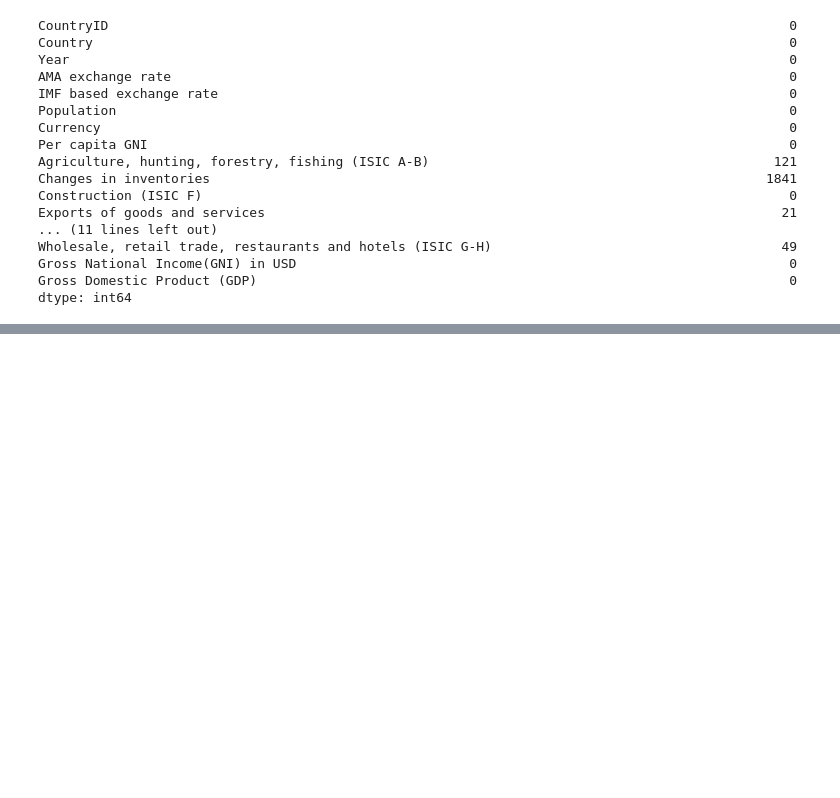
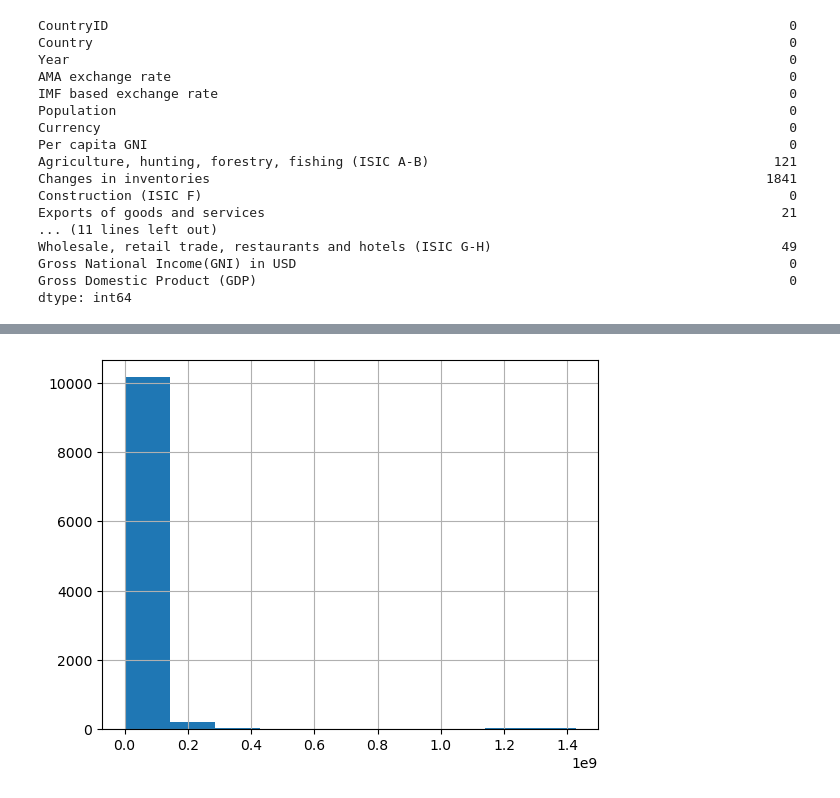
Before and after one commit to khoulaCode/DataScience-Brain-Bytes, a Jupyter notebook: Team_members/from_maha/pandas_practice.ipynb, the cells around one changed output, grey strips where cells are left out. Saved outputs shown, nothing was run; the diff lists cells and outputs as text; code cells hidden in the pictures; blank space fills up the shorter version.

```diff
--- a/Team_members/from_maha/pandas_practice.ipynb
+++ b/Team_members/from_maha/pandas_practice.ipynb
@@ -3,4 +5,5 @@ import pandas as pd
 # %%
-path=r"C:\Users\bbuser\Desktop\DataScience-Brain-Bytes\from_maha\data\Global Economy Indicators.csv"
-df= pd.read_csv(path, encoding="utf-8")
+path="data/Global Economy Indicators.csv"
+df= pd.read_csv(path)
+df
 # %% [output]
@@ -265,0 +282,5 @@ KeyboardInterrupt:
+# %%
+df[' Population '].hist()
+plt.show()
+# %% [output]
+[figure, added]
```
Also changed, not shown: parts of 4 cells of this notebook.
